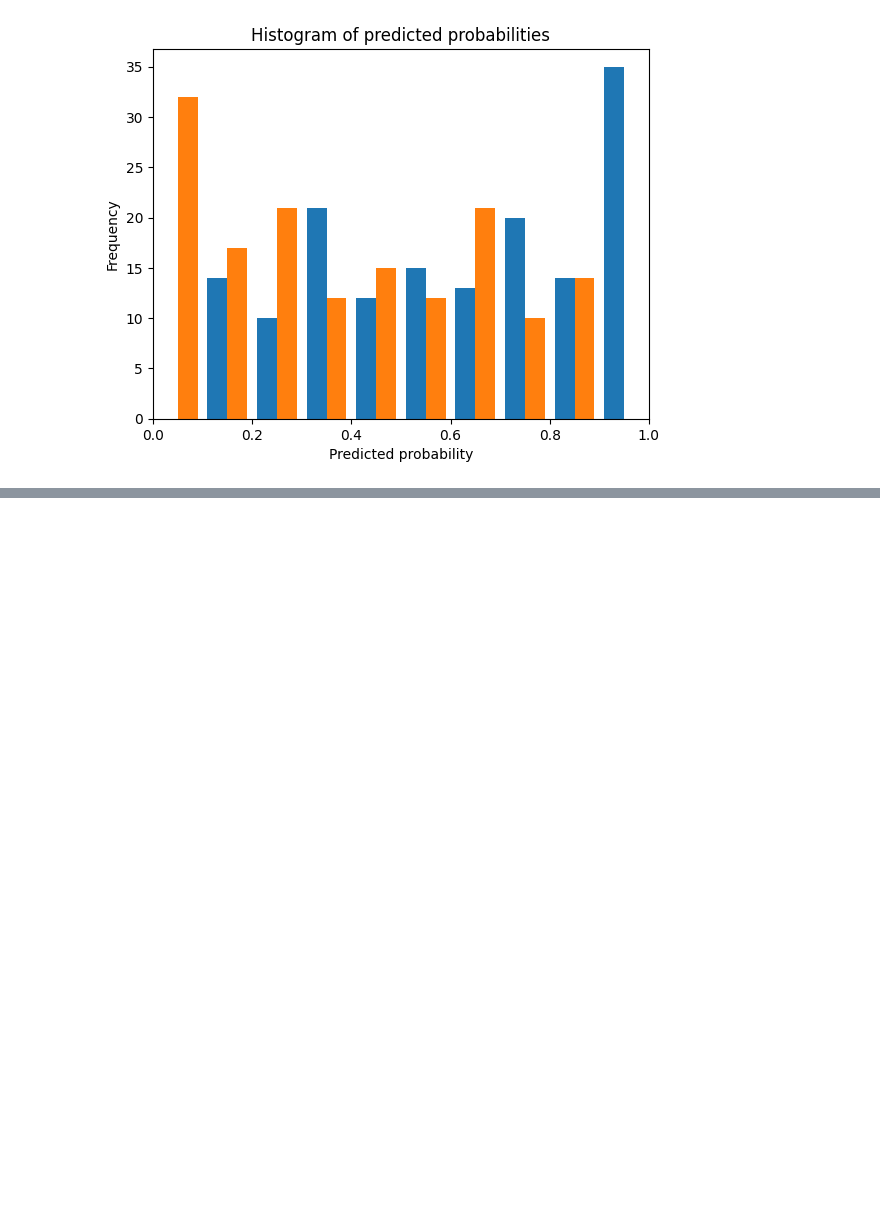
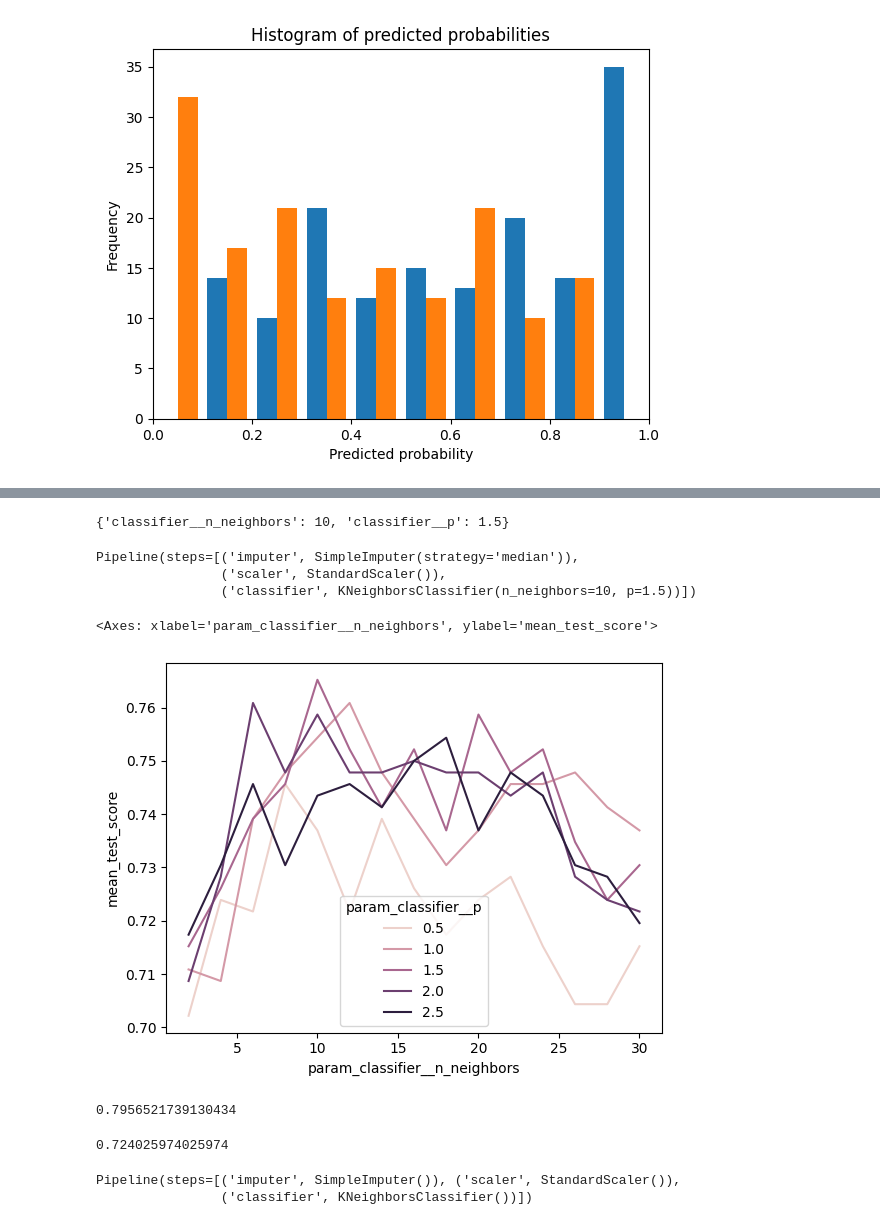
Before and after one commit to 4GeeksAcademy/nicholasdetriorandomforest, a Jupyter notebook: src/explore.ipynb, the cells around one changed output, grey strips where cells are left out. Drawn from its saved outputs; the diff is of its cells as text; code cells hidden in the pictures; blank space fills up the shorter version.

Commit message:
Pipeline project added to RandomForest project

```diff
--- a/src/explore.ipynb
+++ b/src/explore.ipynb
@@ -188,0 +236,3 @@ plt.show()
+# %%
+p_values = [1, 1.5, 2, .5, 2.5]
+p_values
@@ -188,0 +241,6 @@ plt.show()
+# %%
+parameters_grid = {
+    'classifier__n_neighbors' : K_values,
+    'classifier__p' : p_values
+}
+parameters_grid
@@ -188,0 +250,3 @@ plt.show()
+# %%
+grid_search = GridSearchCV(pipe, parameters_grid, scoring='accuracy')
+grid_search
@@ -188,0 +261,2 @@ plt.show()
+# %%
+grid_search.fit(X_train, y_train)
@@ -188,0 +271,28 @@ plt.show()
+# %%
+grid_search.best_params_
+# %% [output]
+{'classifier__n_neighbors': 10, 'classifier__p': 1.5}
+# %%
+pipe_optimal = grid_search.best_estimator_
+pipe_optimal
+# %% [output]
+Pipeline(steps=[('imputer', SimpleImputer(strategy='median')),
+                ('scaler', StandardScaler()),
+                ('classifier', KNeighborsClassifier(n_neighbors=10, p=1.5))])
+# %%
+import seaborn as sns
+
+CV_df = pd.DataFrame(grid_search.cv_results_)
+
+sns.lineplot(data=CV_df, x='param_classifier__n_neighbors', y='mean_test_score', hue='param_classifier__p')
+# %% [output]
+<Axes: xlabel='param_classifier__n_neighbors', ylabel='mean_test_score'>
+[figure, added]
+# %%
+pipe_optimal.score(X_train, y_train)
+# %% [output]
+0.7956521739130434
+# %%
+pipe_optimal.score(X_test, y_test)
+# %% [output]
+0.724025974025974
@@ -188,0 +311,12 @@ plt.show()
+# %%
+pipe = Pipeline(
+    steps = [
+        ('imputer', SimpleImputer()),
+        ('scaler', StandardScaler()),
+        ('classifier', KNeighborsClassifier())
+    ])
+
+pipe
+# %% [output]
+Pipeline(steps=[('imputer', SimpleImputer()), ('scaler', StandardScaler()),
+                ('classifier', KNeighborsClassifier())])
```
Also changed, not shown: parts of 20 cells of this notebook, 2 other files.
